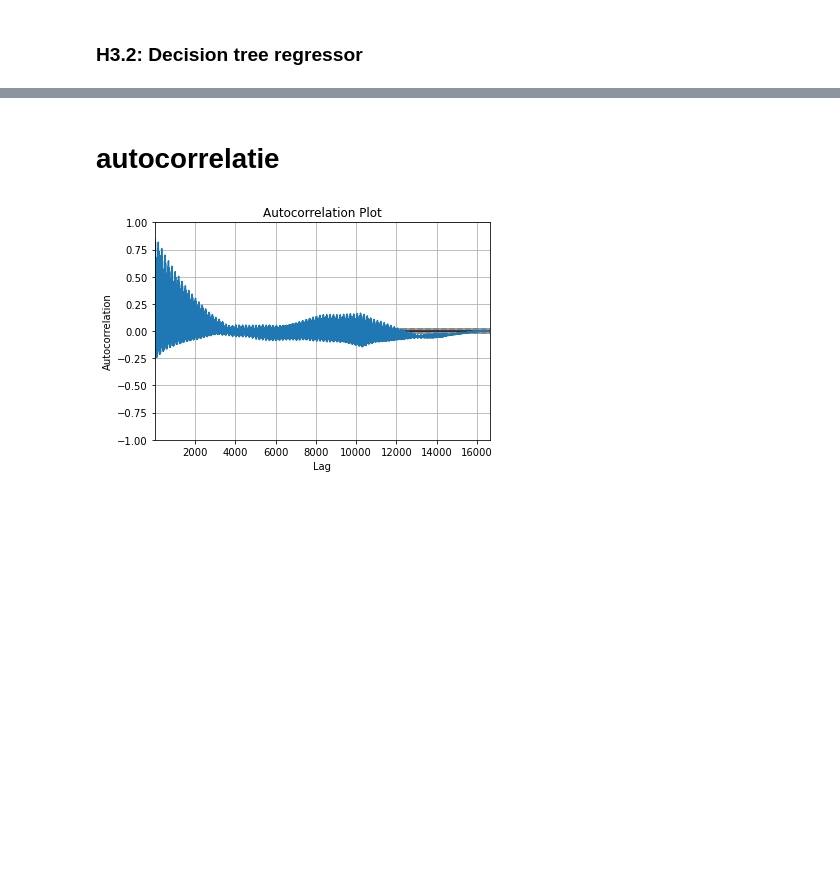
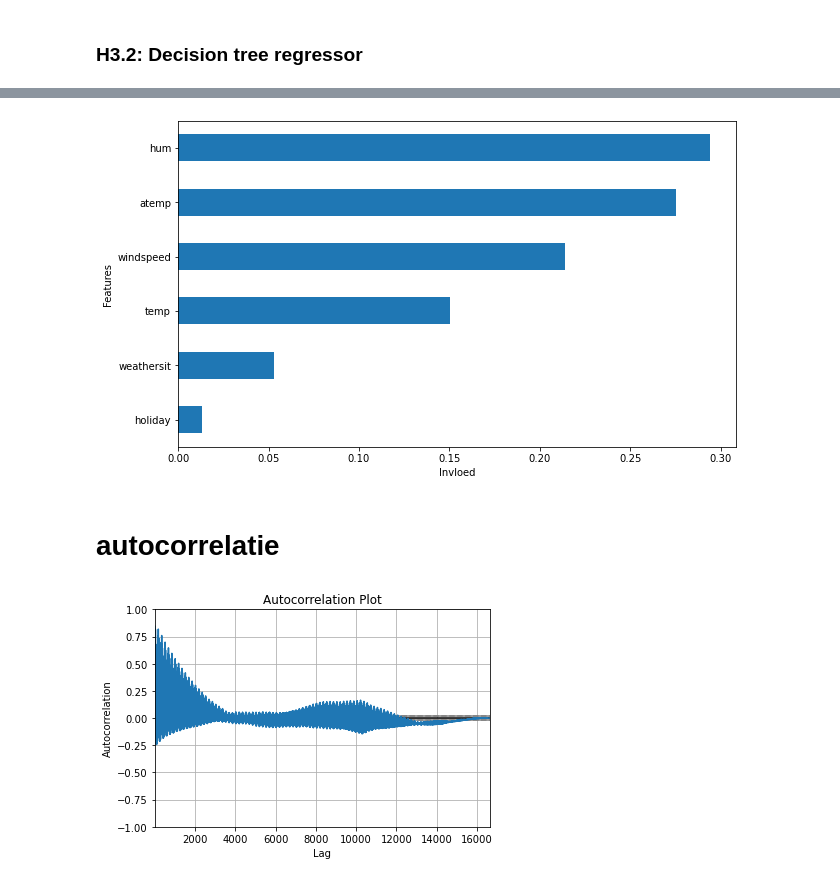
Before and after one commit to BJHeemskerk/MachineLearning, a Jupyter notebook: Verhuuraantallen/Opdracht 2.ipynb, the cells around one changed output, grey strips where cells are left out. Cells and saved outputs as stored; diff of their text form; code cells hidden in the pictures; blank space fills up the shorter version.

```diff
--- a/Verhuuraantallen/Opdracht 2.ipynb
+++ b/Verhuuraantallen/Opdracht 2.ipynb
@@ -411,3 +578,7 @@ grid_score(modeldtr, param_dtr)
+# %%
+feature_scan(modeldtr)
+# %% [output]
+[figure, added]
 # %% [markdown]
 # autocorrelatie
 # %%
```
Also changed, not shown: parts of 30 cells of this notebook.
